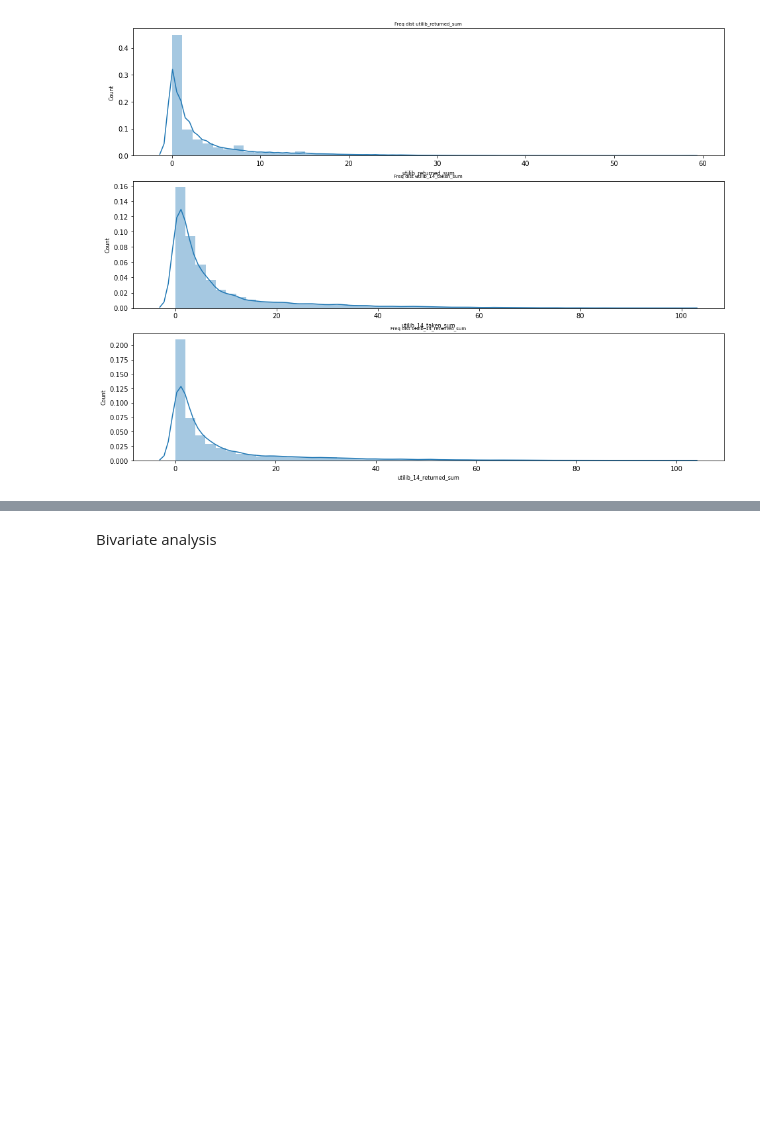
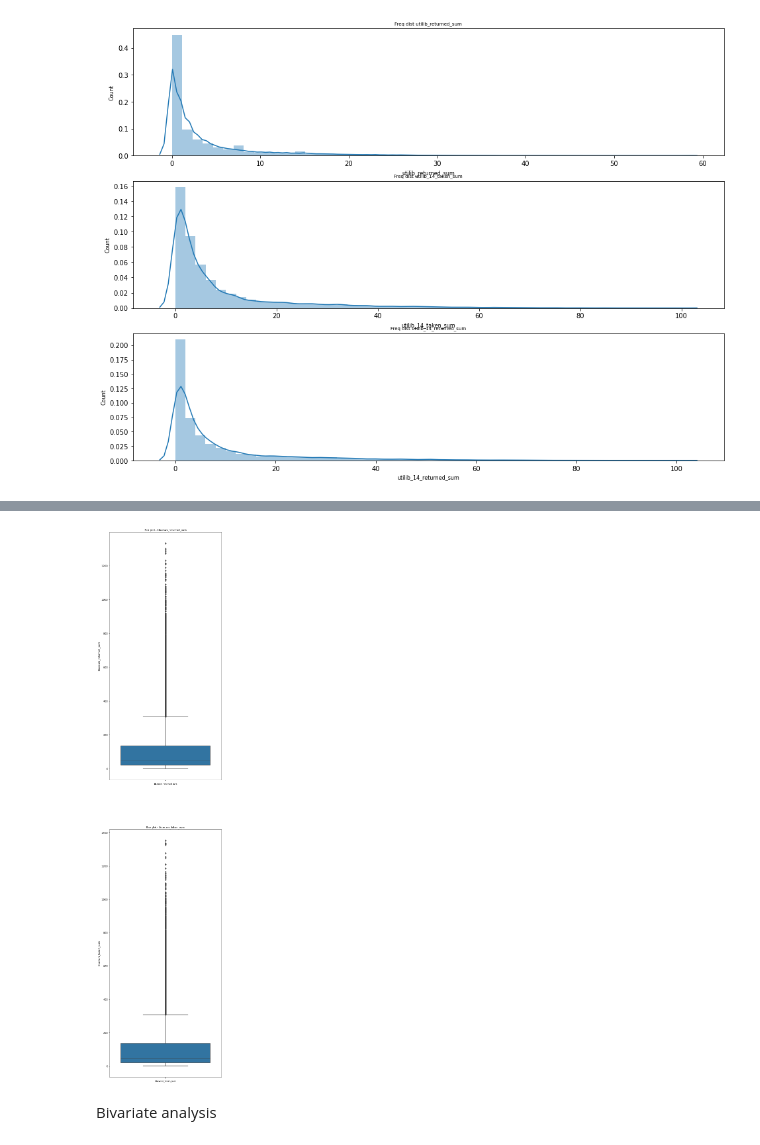
Before and after one commit to kahiga2244/week4_core_joseph_kahiga, a Jupyter notebook: Moringa_Data_Science_Core_W4_Independent_Project_2019_05_17_Joseph_Kahiga_Notebook.ipynb, the cells around one changed output, grey strips where cells are left out. Cells and saved outputs as stored; diff of their text form; code cells hidden in the pictures; blank space fills up the shorter version.

```diff
--- a/Moringa_Data_Science_Core_W4_Independent_Project_2019_05_17_Joseph_Kahiga_Notebook.ipynb
+++ b/Moringa_Data_Science_Core_W4_Independent_Project_2019_05_17_Joseph_Kahiga_Notebook.ipynb
@@ -195,3 +206,18 @@ plt.show()
+# %%
+
+col_names = ['bluecars_returned_sum','bluecars_taken_sum']
+
+fig, ax = plt.subplots(len(col_names), figsize=(8,40))
+
+for i, col_val in enumerate(col_names):
+
+    sns.boxplot(y=df[col_val], ax=ax[i])
+    ax[i].set_title('Box plot - {}'.format(col_val), fontsize=10)
+    ax[i].set_xlabel(col_val, fontsize=8)
+
+plt.show()
+# %% [output]
+[figure, added]
 # %% [markdown]
 Bivariate analysis
 # %%
```
Also changed, not shown: parts of 29 cells of this notebook.
